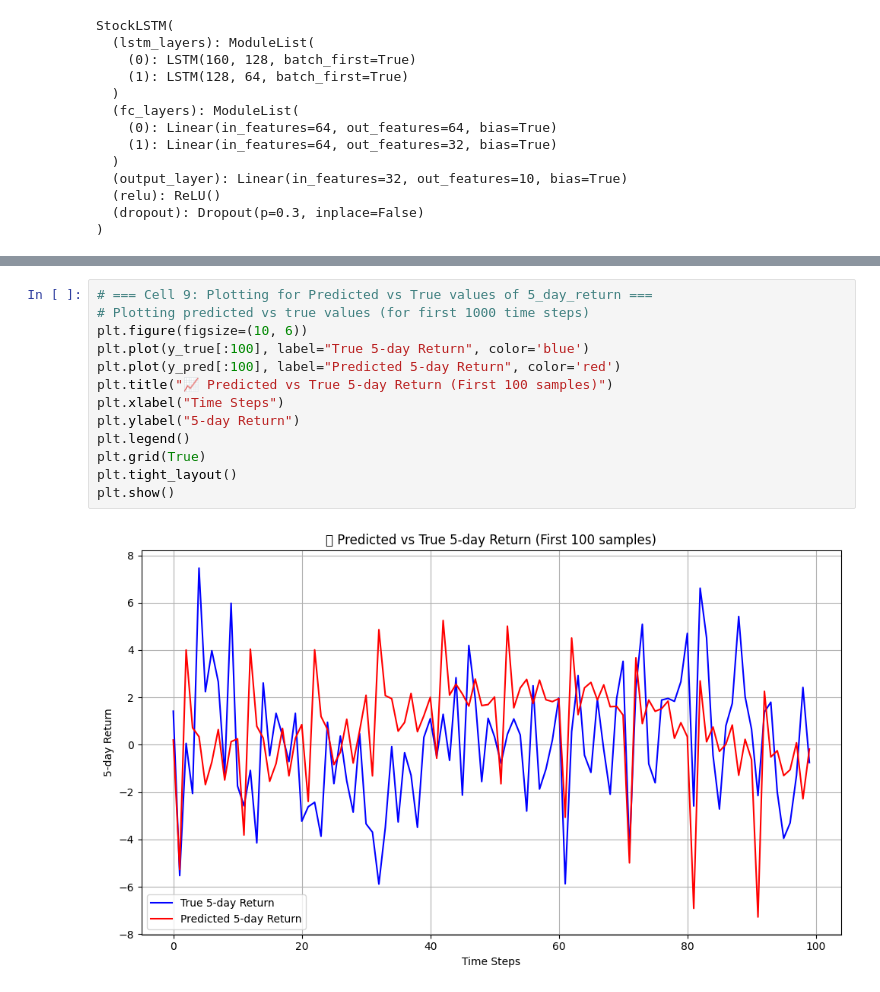
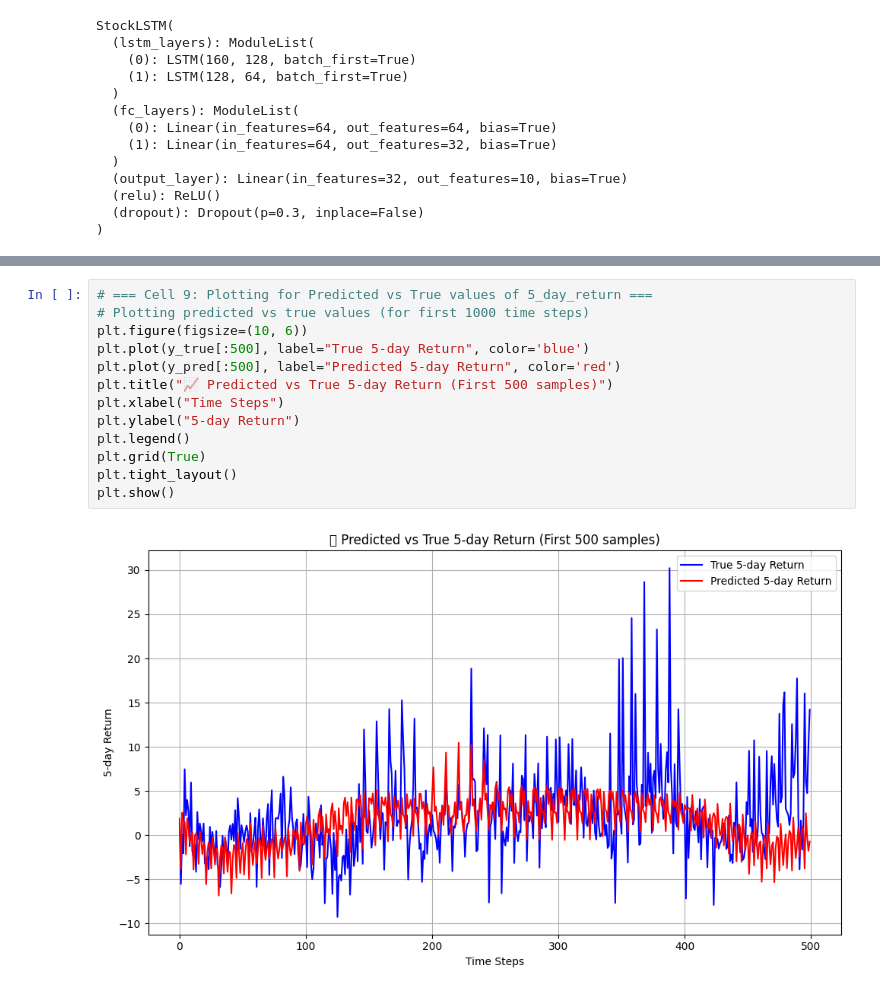
Before and after one commit to JesseLau24/CWP_RL, a Jupyter notebook: 04_LSTM_Multi_Assets_Return_Prediction/02_LSTM_PyTorch_Cross_Sectional.ipynb, the cells around one changed output, grey strips where cells are left out. Cells and saved outputs as stored; diff of their text form.

```diff
--- a/04_LSTM_Multi_Assets_Return_Prediction/02_LSTM_PyTorch_Cross_Sectional.ipynb
+++ b/04_LSTM_Multi_Assets_Return_Prediction/02_LSTM_PyTorch_Cross_Sectional.ipynb
@@ -264,15 +267,15 @@ R-squared: -0.1332
 # %%
 # === Cell 9: Plotting for Predicted vs True values of 5_day_return ===
 # Plotting predicted vs true values (for first 1000 time steps)
 plt.figure(figsize=(10, 6))
-plt.plot(y_true[:100], label="True 5-day Return", color='blue')
-plt.plot(y_pred[:100], label="Predicted 5-day Return", color='red')
-plt.title("📈 Predicted vs True 5-day Return (First 100 samples)")
+plt.plot(y_true[:500], label="True 5-day Return", color='blue')
+plt.plot(y_pred[:500], label="Predicted 5-day Return", color='red')
+plt.title("📈 Predicted vs True 5-day Return (First 500 samples)")
 plt.xlabel("Time Steps")
 plt.ylabel("5-day Return")
 plt.legend()
 plt.grid(True)
 plt.tight_layout()
 plt.show()
 # %% [output]
-[figure, old version]
+[figure, new version]
```
Also changed, not shown: parts of 3 cells of this notebook.
